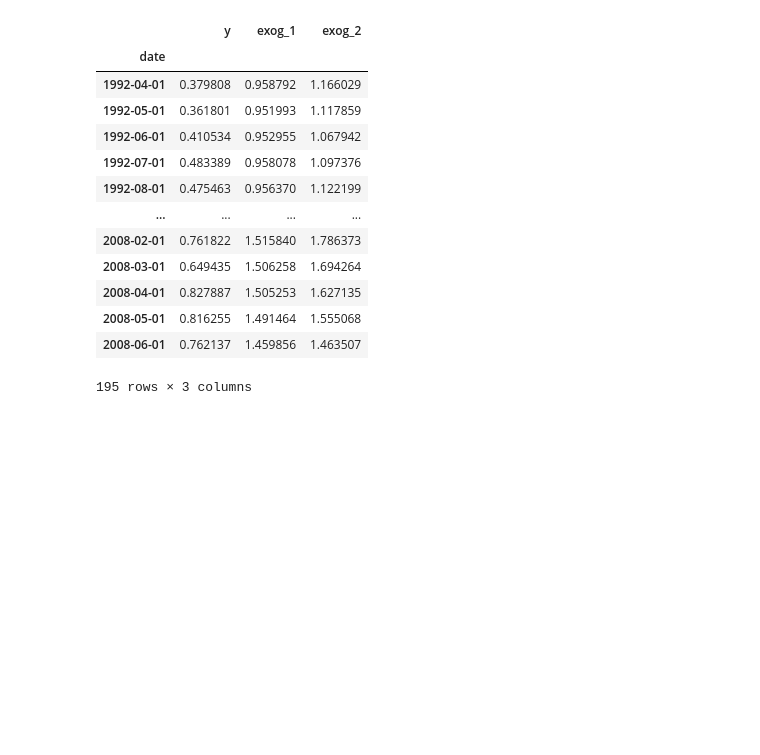
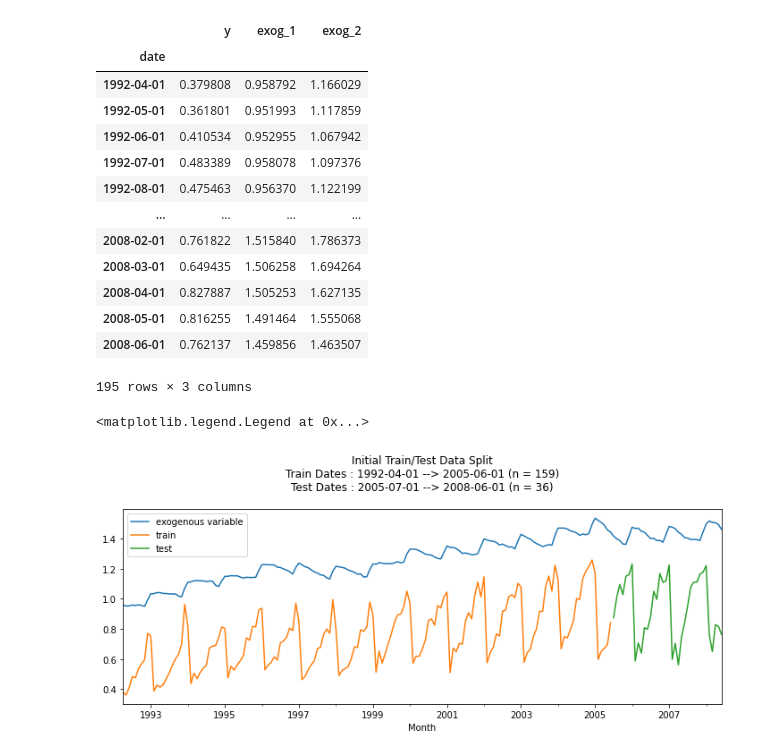
Before and after one commit to uno-sebastian/forecasting-practice, a Jupyter notebook: Forecasting_More_Data.ipynb, the cells around one changed output. Drawn from its saved outputs; the diff is of its cells as text; code cells hidden in the pictures; blank space fills up the shorter version.

```diff
--- a/Forecasting_More_Data.ipynb
+++ b/Forecasting_More_Data.ipynb
@@ -50,3 +50,21 @@ df
 | 2008-05-01 | 0.816255 | 1.491464 | 1.555068 |
 | 2008-06-01 | 0.762137 | 1.459856 | 1.463507 |
 195 rows × 3 columns
+# %%
+months_for_training = 36
+df_train = df[:-months_for_training]
+df_test  = df[-months_for_training:]
+#
+fig, ax = plt.subplots(figsize = (12, 4))
+df['exog_1'].plot(ax = ax, label = 'exogenous variable')
+df_train['y'].plot(ax = ax, label = 'train')
+df_test['y'].plot(ax = ax, label = 'test')
+ax.set_title(f'''Initial Train/Test Data Split
+Train Dates : {df_train.index.min().date()} --> {df_train.index.max().date()} (n = {len(df_train)})
+Test Dates : {df_test.index.min().date()} --> {df_test.index.max().date()} (n = {len(df_test)})
+''')
+ax.set_xlabel('Month')
+ax.legend()
+# %% [output]
+<matplotlib.legend.Legend at 0x...>
+[figure, added]
```
Also changed, not shown: parts of 8 cells of this notebook, 2 other files.
